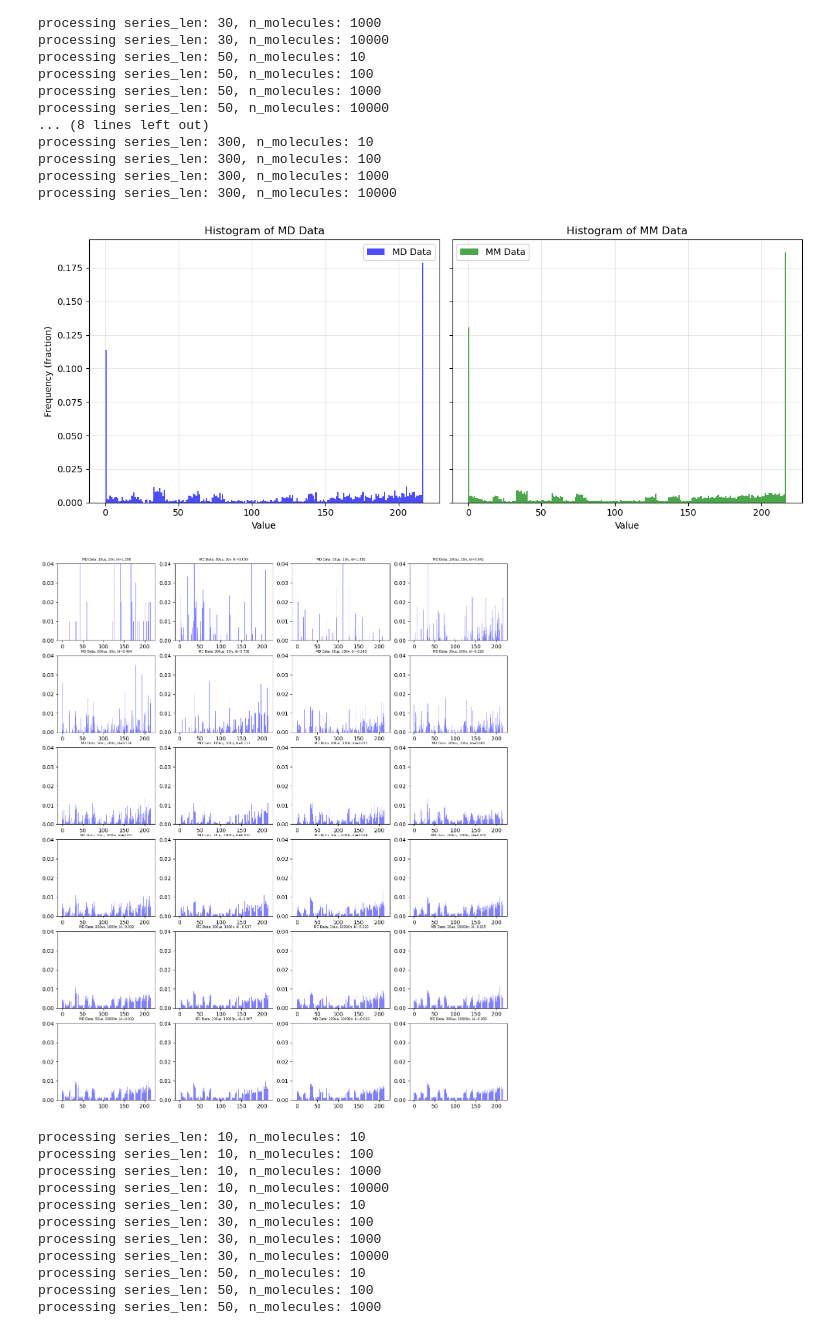
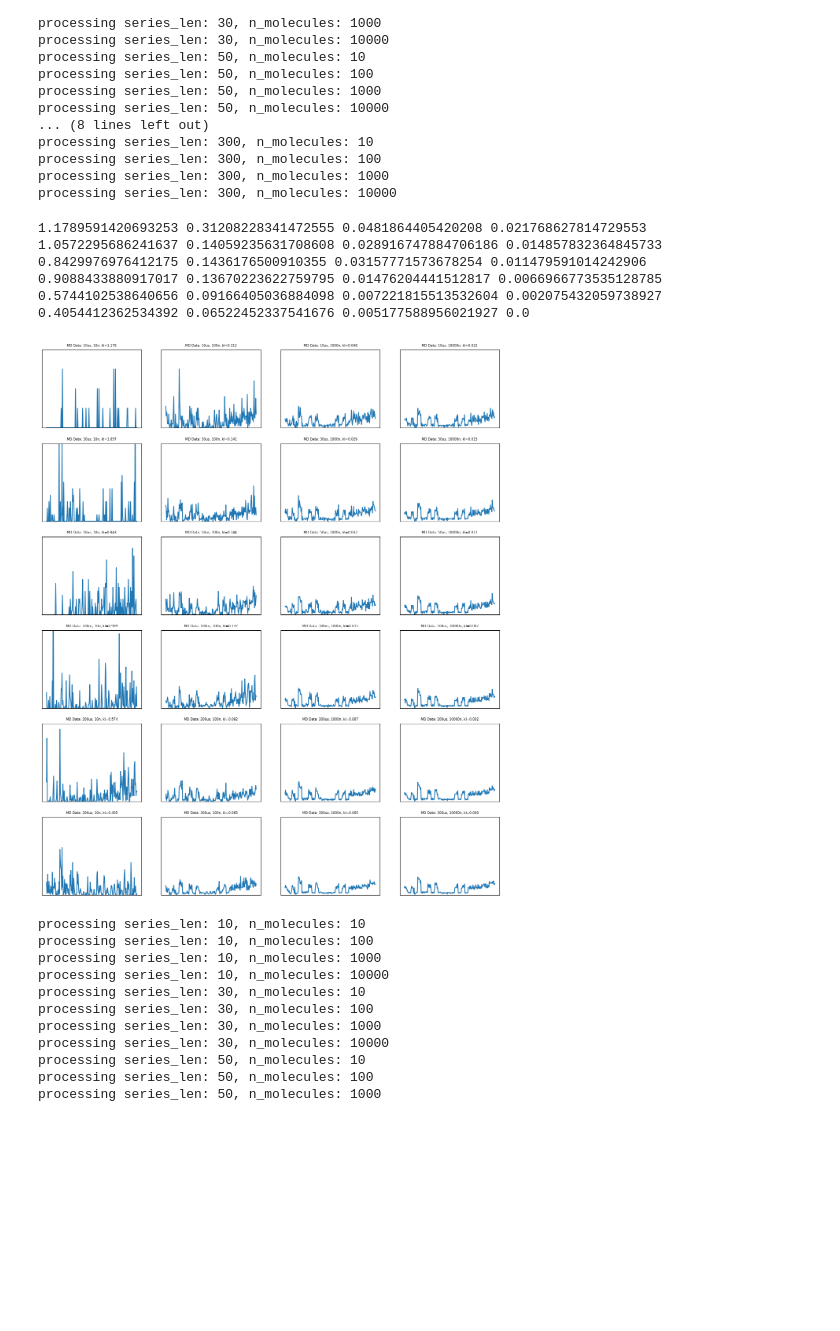
Before and after one commit to ravehlab/iMSM, a Jupyter notebook: 012_EXP_compare_efficiency.ipynb, the cells around one changed output. Drawn from its saved outputs; the diff is of its cells as text; code cells hidden in the pictures; blank space fills up the shorter version.

```diff
--- a/012_EXP_compare_efficiency.ipynb
+++ b/012_EXP_compare_efficiency.ipynb
@@ -59,17 +60,4 @@ processing series_len: 300, n_molecules: 10
 processing series_len: 300, n_molecules: 100
 processing series_len: 300, n_molecules: 1000
 processing series_len: 300, n_molecules: 10000
-# %%
-a = get_md_empiricial_distribution(traj_path='data/categorized/interactions-150-180-100ns.pickle',
-                                         n_series=1000,
-                                         series_len=10)
-
-b = get_md_empiricial_distribution(traj_path='data/categorized/interactions-150-180-100ns.pickle',
-                                         n_series=1000,
-                                         series_len=300)
-
-
-plot_side_by_side_histograms(a, b, bins=218, labels=('MD Data', 'MM Data'), titles=('Histogram of MD Data', 'Histogram of MM Data'), figsize=(12, 5))
-# %% [output]
-[figure, removed]
 # %%
@@ -93,22 +84,43 @@ def kl_divergence(hist1, hist2, eps=1e-10):
+# %%
+# generate md empirical dists
+for i, series_len in enumerate(lengths):
+    for j, n_molecules in enumerate(amounts):
+        empirical_dist = get_md_empiricial_distribution(traj_path='data/categorized/interactions-150-180-100ns.pickle',
+                                         n_series=n_molecules,
+                                         series_len=series_len)
+        with open(f"data/empirical_dists/md-interactions-{int(series_len/10)}us-{n_molecules}n.pickle", "wb") as f:
+            pickle.dump(empirical_dist, f)
 # %%
-from tkinter import font
+with open(f"data/empirical_dists/md-interactions-{int(300/10)}us-{10000}n.pickle", "rb") as f:
+    best_md_dist = pickle.load(f)
 
-
+# visualize md empirical dists
 plt.figure(figsize=(15, 18))
 for i, series_len in enumerate(lengths):
     for j, n_molecules in enumerate(amounts):
-        plt.subplot(6, 4, i+1 + j*6)
+        plt.subplot(6, 4, i*4 + j + 1)
 
-        a = get_md_empiricial_distribution(traj_path='data/categorized/interactions-150-180-100ns.pickle',
-                                         n_series=n_molecules,
-                                         series_len=series_len)
-        kld = kl_divergence(a, best)
+        with open(f"data/empirical_dists/md-interactions-{int(series_len/10)}us-{n_molecules}n.pickle", "rb") as f:
+            a = pickle.load(f)
+
+        kld = kl_divergence(a, best_md_dist)
+        print(kld, end=" ")
         a = a[1:-1]
 
-        plt.bar(range(216), a, alpha=0.5, label='MD Data', color='blue')
+        sns.lineplot(x=range(216), y=a)
+        # remove x and y ticks
+        plt.xticks([])
+        plt.yticks([])
         plt.ylim(0, 0.04)
         plt.title(f"MD Data: {series_len}us, {n_molecules}n, kl={kld:.3f}", fontsize=6)
+    print()
 plt.show()
 # %% [output]
+1.1789591420693253 0.31208228341472555 0.0481864405420208 0.021768627814729553
+1.0572295686241637 0.14059235631708608 0.028916747884706186 0.014857832364845733
+0.8429976976412175 0.1436176500910355 0.03157771573678254 0.011479591014242906
+0.9088433880917017 0.13670223622759795 0.01476204441512817 0.0066966773535128785
+0.5744102538640656 0.09166405036884098 0.007221815513532604 0.002075432059738927
+0.4054412362534392 0.06522452337541676 0.005177588956021927 0.0
-[figure, old version]
+[figure, new version]
 # %%
```
Also changed, not shown: parts of 11 cells of this notebook, 11 other files.
